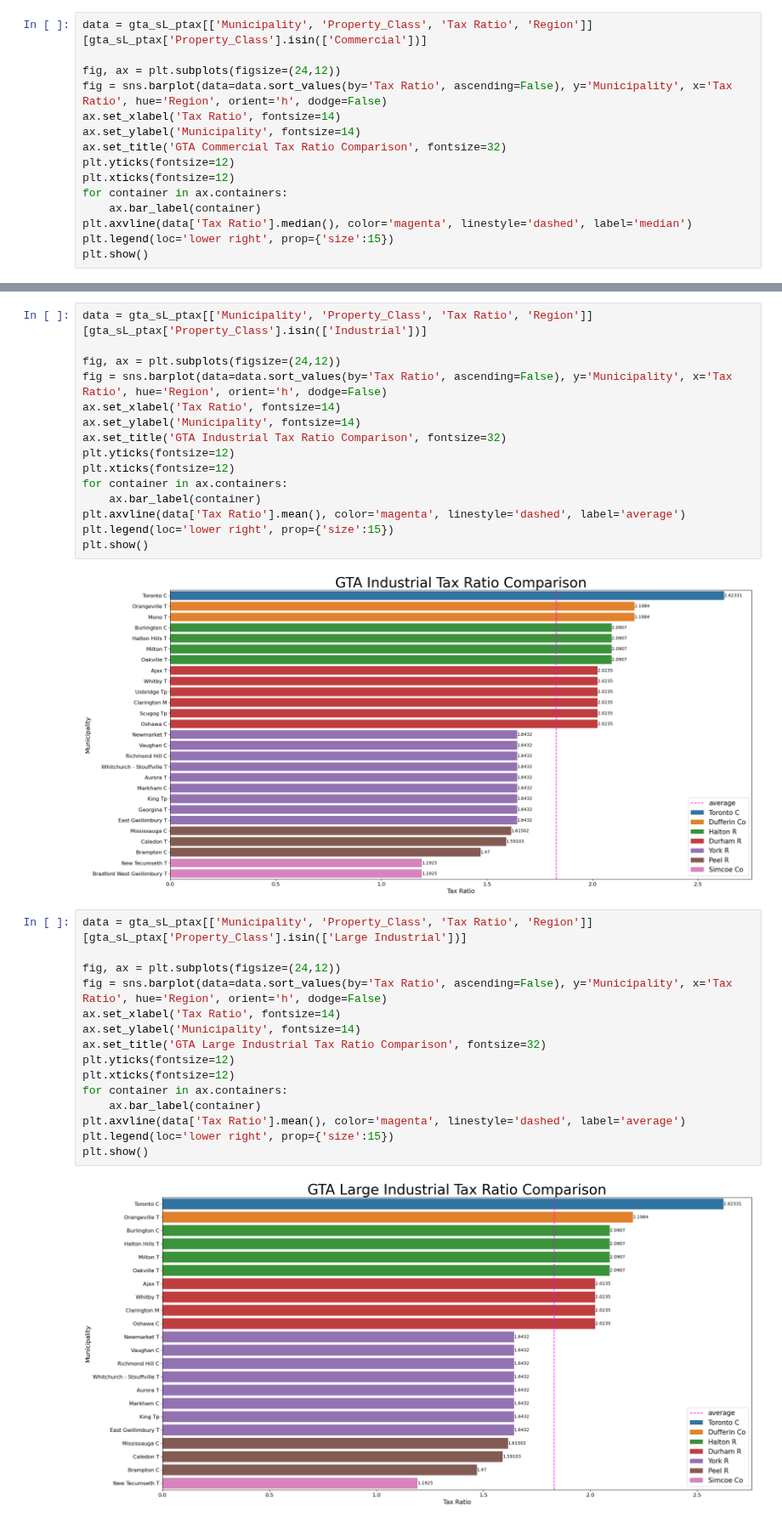
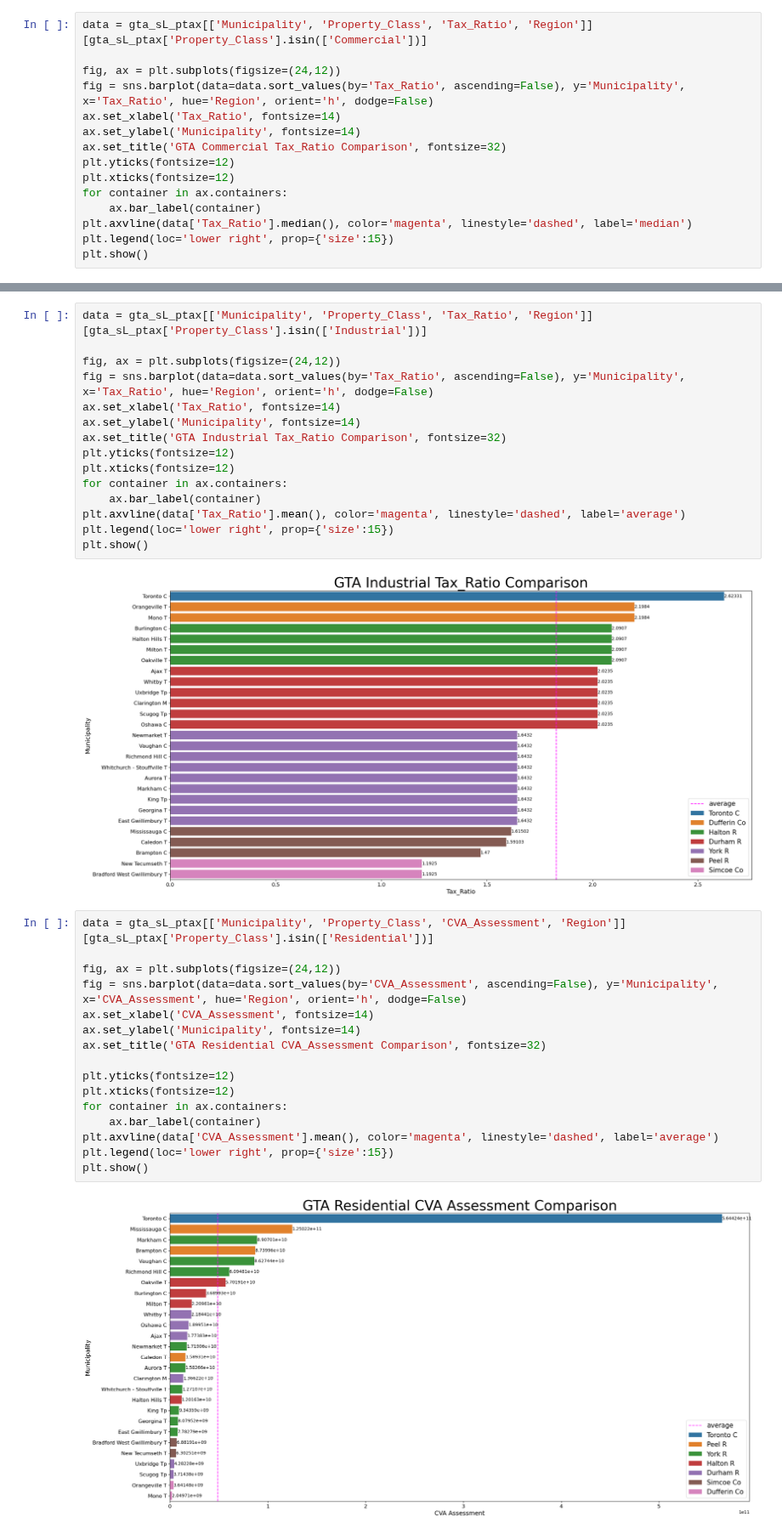
Before and after one commit to ddsarai/propertTax_comps, a Jupyter notebook: GTA_pTax_2021.ipynb, the cells around one changed output, grey strips where cells are left out. Shown at 85% size. Saved outputs shown, nothing was run; the diff lists cells and outputs as text.

Commit message:
Add couple of CVA charts

```diff
--- a/GTA_pTax_2021.ipynb
+++ b/GTA_pTax_2021.ipynb
@@ -488,53 +489,54 @@ plt.show()
 # %% [output]
 [figure]
 # %%
-data = gta_sL_ptax[['Municipality', 'Property_Class', 'Tax Ratio', 'Region']][gta_sL_ptax['Property_Class'].isin(['Commercial'])]
+data = gta_sL_ptax[['Municipality', 'Property_Class', 'Tax_Ratio', 'Region']][gta_sL_ptax['Property_Class'].isin(['Commercial'])]
 
 fig, ax = plt.subplots(figsize=(24,12))
-fig = sns.barplot(data=data.sort_values(by='Tax Ratio', ascending=False), y='Municipality', x='Tax Ratio', hue='Region', orient='h', dodge=False)
-ax.set_xlabel('Tax Ratio', fontsize=14)
+fig = sns.barplot(data=data.sort_values(by='Tax_Ratio', ascending=False), y='Municipality', x='Tax_Ratio', hue='Region', orient='h', dodge=False)
+ax.set_xlabel('Tax_Ratio', fontsize=14)
 ax.set_ylabel('Municipality', fontsize=14)
-ax.set_title('GTA Commercial Tax Ratio Comparison', fontsize=32)
+ax.set_title('GTA Commercial Tax_Ratio Comparison', fontsize=32)
 plt.yticks(fontsize=12)
 plt.xticks(fontsize=12)
 for container in ax.containers:
     ax.bar_label(container)
-plt.axvline(data['Tax Ratio'].median(), color='magenta', linestyle='dashed', label='median')
+plt.axvline(data['Tax_Ratio'].median(), color='magenta', linestyle='dashed', label='median')
 plt.legend(loc='lower right', prop={'size':15})
 plt.show()
 # %% [output]
 [figure]
 # %%
-data = gta_sL_ptax[['Municipality', 'Property_Class', 'Tax Ratio', 'Region']][gta_sL_ptax['Property_Class'].isin(['Industrial'])]
+data = gta_sL_ptax[['Municipality', 'Property_Class', 'Tax_Ratio', 'Region']][gta_sL_ptax['Property_Class'].isin(['Industrial'])]
 
 fig, ax = plt.subplots(figsize=(24,12))
-fig = sns.barplot(data=data.sort_values(by='Tax Ratio', ascending=False), y='Municipality', x='Tax Ratio', hue='Region', orient='h', dodge=False)
-ax.set_xlabel('Tax Ratio', fontsize=14)
+fig = sns.barplot(data=data.sort_values(by='Tax_Ratio', ascending=False), y='Municipality', x='Tax_Ratio', hue='Region', orient='h', dodge=False)
+ax.set_xlabel('Tax_Ratio', fontsize=14)
 ax.set_ylabel('Municipality', fontsize=14)
-ax.set_title('GTA Industrial Tax Ratio Comparison', fontsize=32)
+ax.set_title('GTA Industrial Tax_Ratio Comparison', fontsize=32)
 plt.yticks(fontsize=12)
 plt.xticks(fontsize=12)
 for container in ax.containers:
     ax.bar_label(container)
-plt.axvline(data['Tax Ratio'].mean(), color='magenta', linestyle='dashed', label='average')
+plt.axvline(data['Tax_Ratio'].mean(), color='magenta', linestyle='dashed', label='average')
 plt.legend(loc='lower right', prop={'size':15})
 plt.show()
 # %% [output]
 [figure]
 # %%
-data = gta_sL_ptax[['Municipality', 'Property_Class', 'Tax Ratio', 'Region']][gta_sL_ptax['Property_Class'].isin(['Large Industrial'])]
+data = gta_sL_ptax[['Municipality', 'Property_Class', 'CVA_Assessment', 'Region']][gta_sL_ptax['Property_Class'].isin(['Residential'])]
 
 fig, ax = plt.subplots(figsize=(24,12))
-fig = sns.barplot(data=data.sort_values(by='Tax Ratio', ascending=False), y='Municipality', x='Tax Ratio', hue='Region', orient='h', dodge=False)
-ax.set_xlabel('Tax Ratio', fontsize=14)
+fig = sns.barplot(data=data.sort_values(by='CVA_Assessment', ascending=False), y='Municipality', x='CVA_Assessment', hue='Region', orient='h', dodge=False)
+ax.set_xlabel('CVA_Assessment', fontsize=14)
 ax.set_ylabel('Municipality', fontsize=14)
-ax.set_title('GTA Large Industrial Tax Ratio Comparison', fontsize=32)
+ax.set_title('GTA Residential CVA_Assessment Comparison', fontsize=32)
+
 plt.yticks(fontsize=12)
 plt.xticks(fontsize=12)
 for container in ax.containers:
     ax.bar_label(container)
-plt.axvline(data['Tax Ratio'].mean(), color='magenta', linestyle='dashed', label='average')
+plt.axvline(data['CVA_Assessment'].mean(), color='magenta', linestyle='dashed', label='average')
 plt.legend(loc='lower right', prop={'size':15})
 plt.show()
 # %% [output]
-[figure, old version]
+[figure, new version]
```
Also changed, not shown: parts of 5 cells of this notebook.
